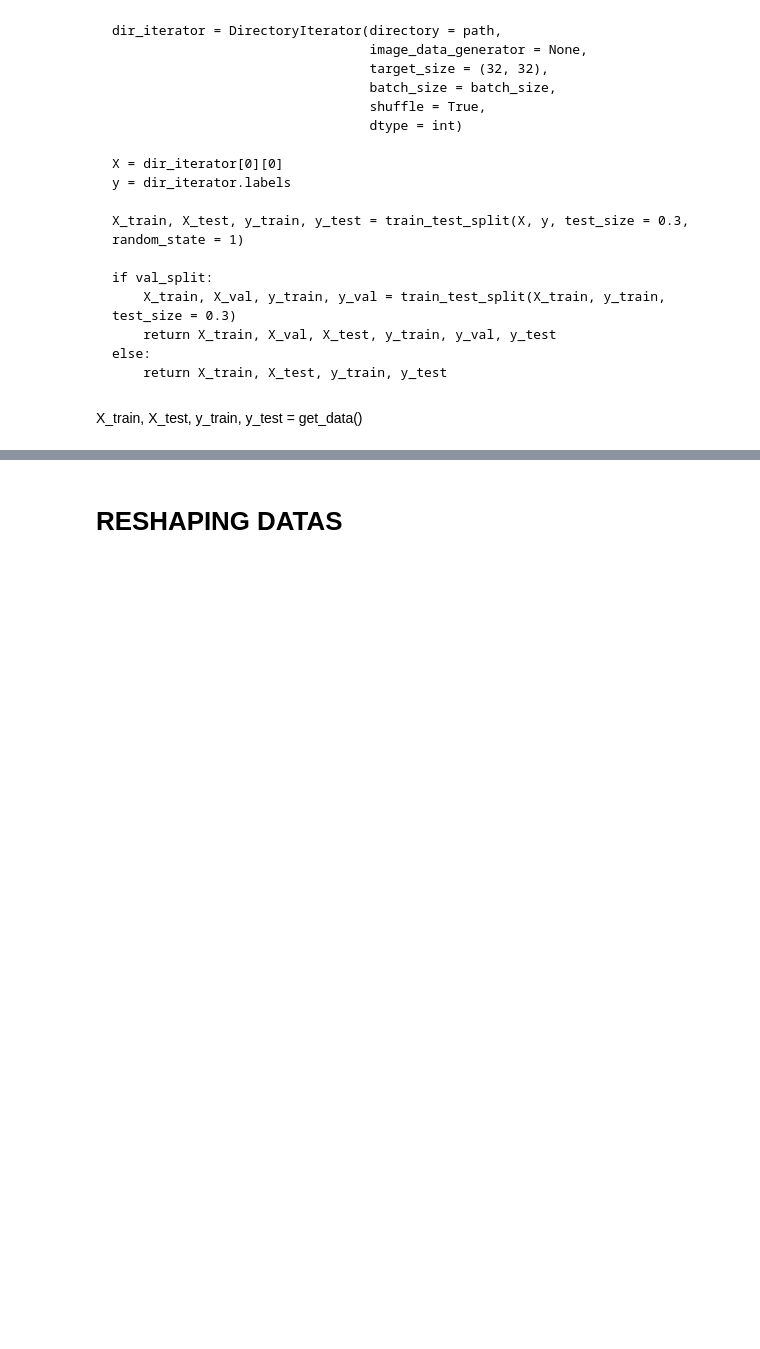
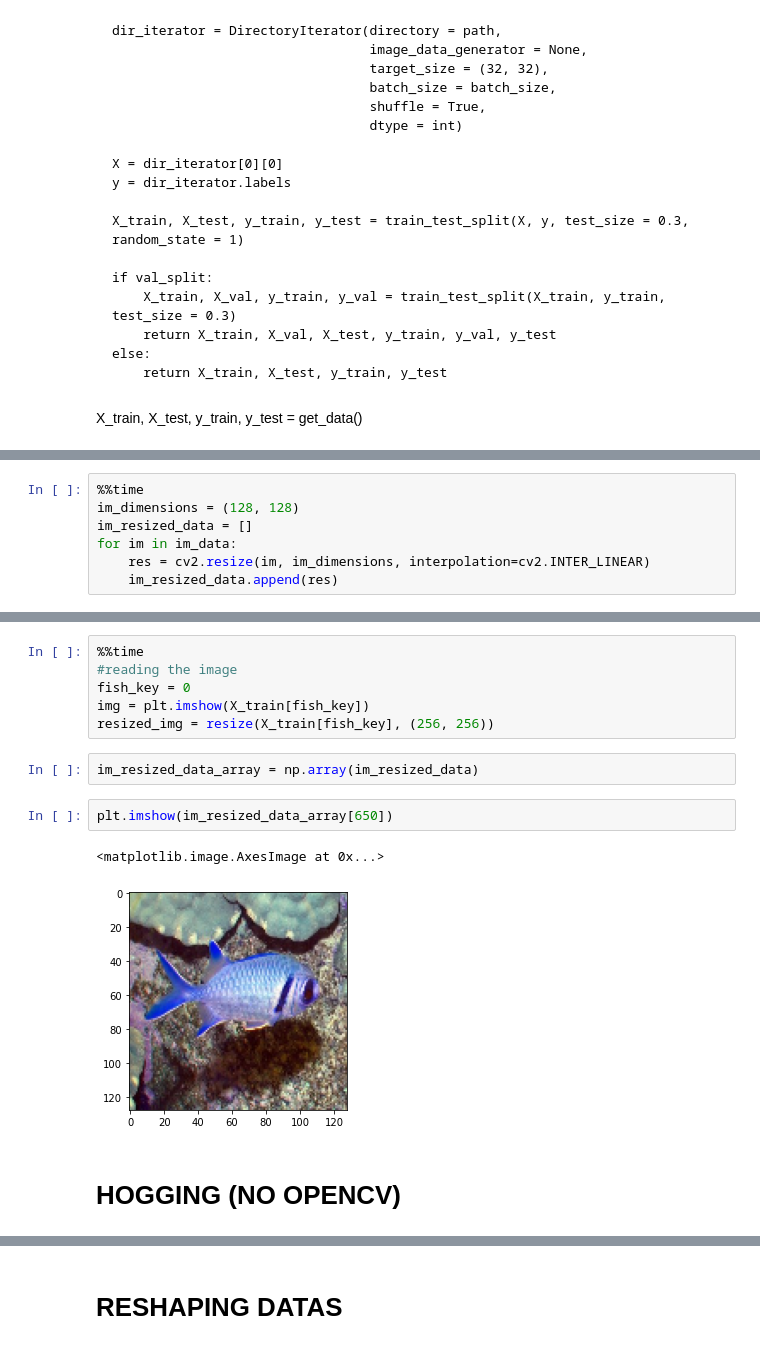
Before and after one commit to annemariemichaud/catchafish, a Jupyter notebook: notebooks/db_notebook.ipynb, the cells around one changed output, grey strips where cells are left out. Drawn from its saved outputs; the diff is of its cells as text; blank space fills up the shorter version.

```diff
--- a/notebooks/db_notebook.ipynb
+++ b/notebooks/db_notebook.ipynb
@@ -94,0 +300,7 @@ Found 1305 images belonging to 11 classes.
+# %%
+%%time
+im_dimensions = (128, 128)
+im_resized_data = []
+for im in im_data:
+    res = cv2.resize(im, im_dimensions, interpolation=cv2.INTER_LINEAR)
+    im_resized_data.append(res)
@@ -94,0 +309,15 @@ Found 1305 images belonging to 11 classes.
+# %%
+%%time
+#reading the image
+fish_key = 0
+img = plt.imshow(X_train[fish_key])
+resized_img = resize(X_train[fish_key], (256, 256))
+# %%
+im_resized_data_array = np.array(im_resized_data)
+# %%
+plt.imshow(im_resized_data_array[650])
+# %% [output]
+<matplotlib.image.AxesImage at 0x...>
+[figure, added]
+# %% [markdown]
+# HOGGING (NO OPENCV)
```
Also changed, not shown: parts of 146 cells of this notebook.
